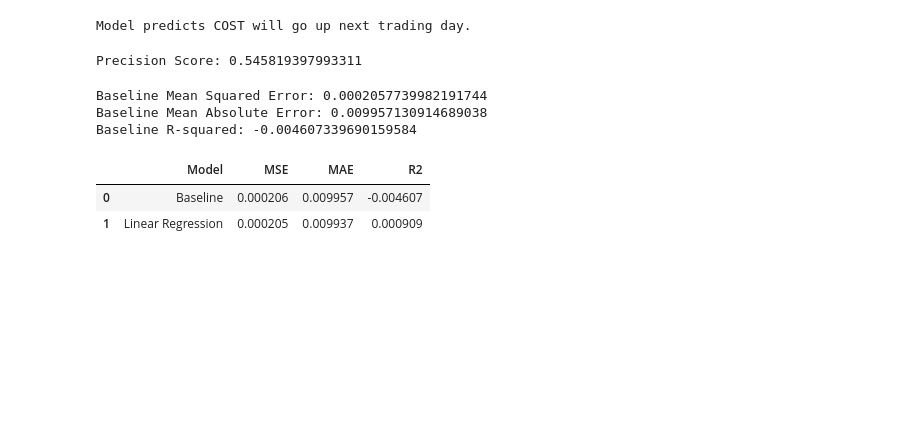
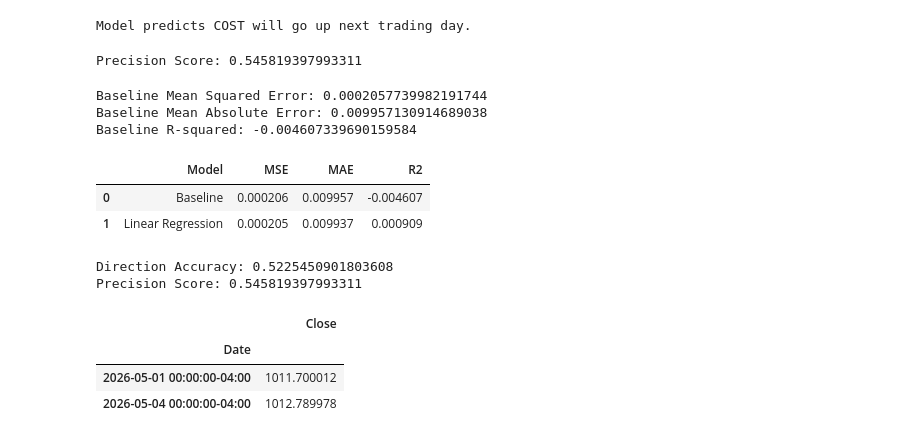
Before and after one commit to taneeshadaga/predict-cost, a Jupyter notebook: cost_stock_prediction.ipynb, the cells around one changed output. Cells and saved outputs as stored; diff of their text form; code cells hidden in the pictures; blank space fills up the shorter version.

```diff
--- a/cost_stock_prediction.ipynb
+++ b/cost_stock_prediction.ipynb
@@ -300,3 +300,30 @@ comparison
 |  | Model | MSE | MAE | R2 |
 | 0 | Baseline | 0.000206 | 0.009957 | -0.004607 |
 | 1 | Linear Regression | 0.000205 | 0.009937 | 0.000909 |
+# %%
+# Direction Accuracy
+actual_direction = (y_test > 0).astype(int)
+predicted_direction = (predictions > 0).astype(int)
+
+direction_accuracy = (actual_direction == predicted_direction).mean()
+
+print("Direction Accuracy:", direction_accuracy)
+print("Precision Score:", precision)
+# %% [output]
+Direction Accuracy: 0.5225450901803608
+Precision Score: 0.545819397993311
+# %%
+# Checking Next-Day Prediction Against Actual Price
+import yfinance as yf
+predicted_next_day_return = 0.0005116510740219289
+predicted_next_day_price = 1012.217649604865
+last_close_price = 1011.7000122070312
+
+cost = yf.Ticker("COST")
+updated_cost = cost.history(start="2026-05-01", end="2026-05-06")
+updated_cost[["Close"]]
+# %% [output]
+|  | Close |
+| Date |  |
+| 2026-05-01 00:00:00-04:00 | 1011.700012 |
+| 2026-05-04 00:00:00-04:00 | 1012.789978 |
```
Also changed, not shown: parts of 2 cells of this notebook.
